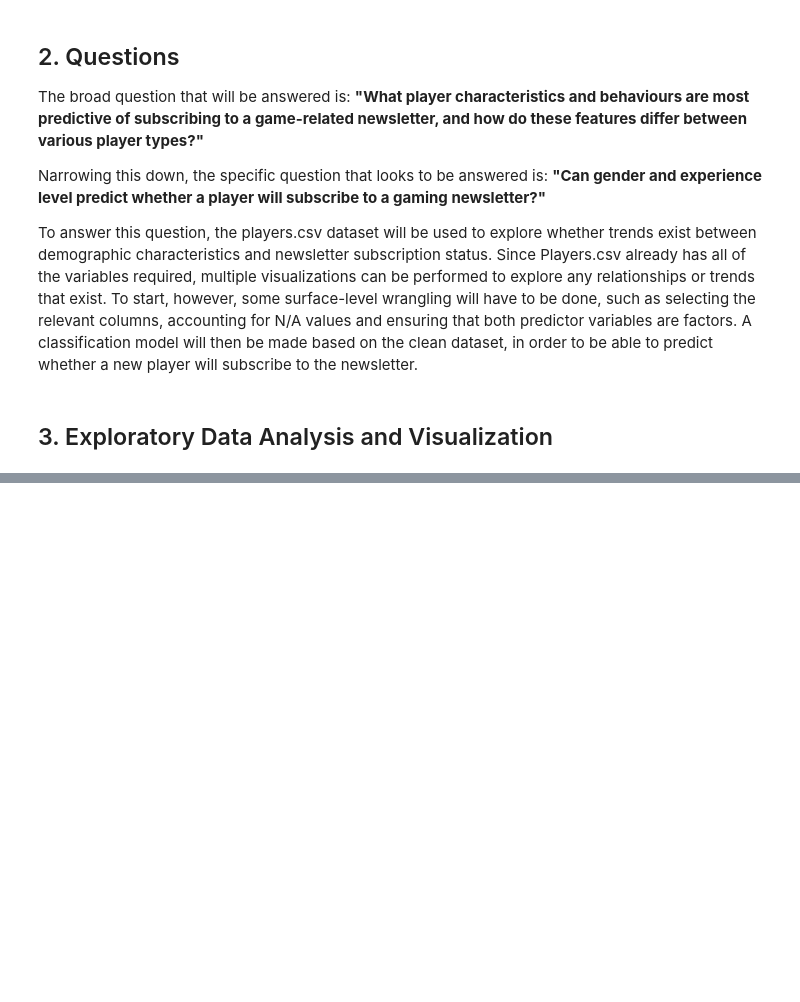
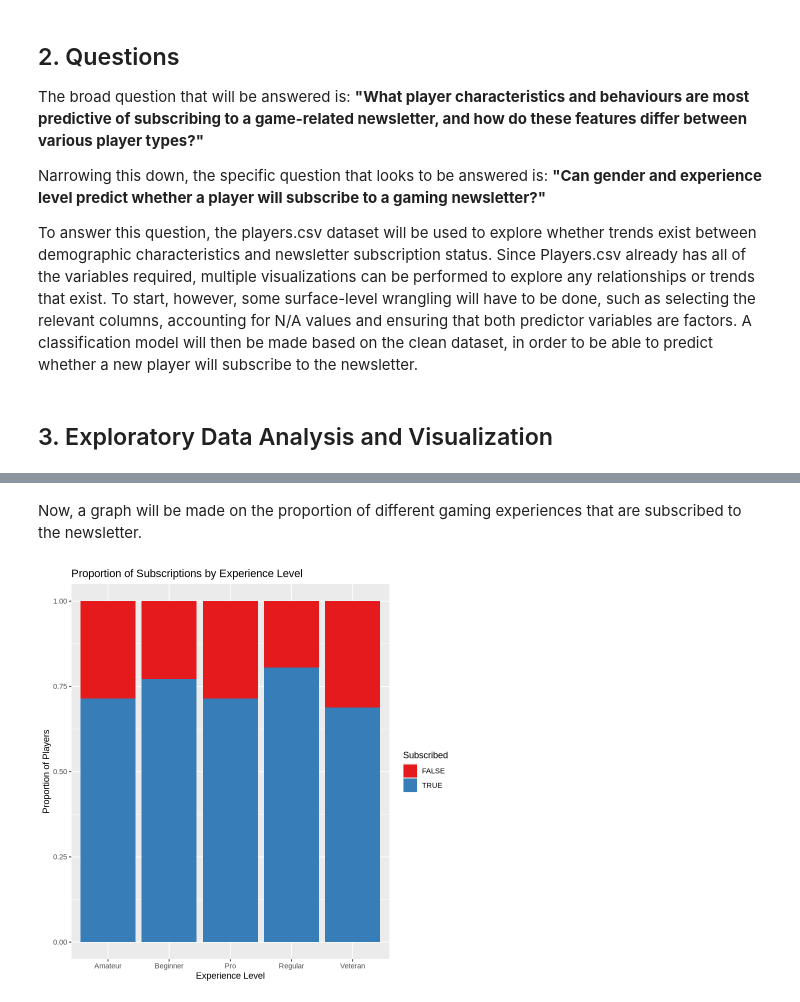
Before and after one commit to strikerjoseph734-glitch/individual_planning_project, a Jupyter notebook: planning_proposal.ipynb, the cells around one changed output, grey strips where cells are left out. Drawn from its saved outputs; the diff is of its cells as text; code cells hidden in the pictures; blank space fills up the shorter version.

```diff
--- a/planning_proposal.ipynb
+++ b/planning_proposal.ipynb
@@ -214,0 +235,16 @@ To answer this question, the players.csv dataset will be used to explore whether
+# %% [markdown]
+Now, a graph will be made on the proportion of different gaming experiences that are subscribed to the newsletter.
+# %%
+experience_prop <- ggplot(players_factor, aes(x = experience, fill = subscribe)) +
+  geom_bar(position = "fill") +
+  scale_fill_brewer(palette = "Set1") +
+  labs(
+    title = "Proportion of Subscriptions by Experience Level",
+    x = "Experience Level",
+    y = "Proportion of Players",
+    fill = "Subscribed"
+  )
+
+experience_prop
+# %% [output]
+[figure, added]
```
Also changed, not shown: parts of 7 cells of this notebook.
